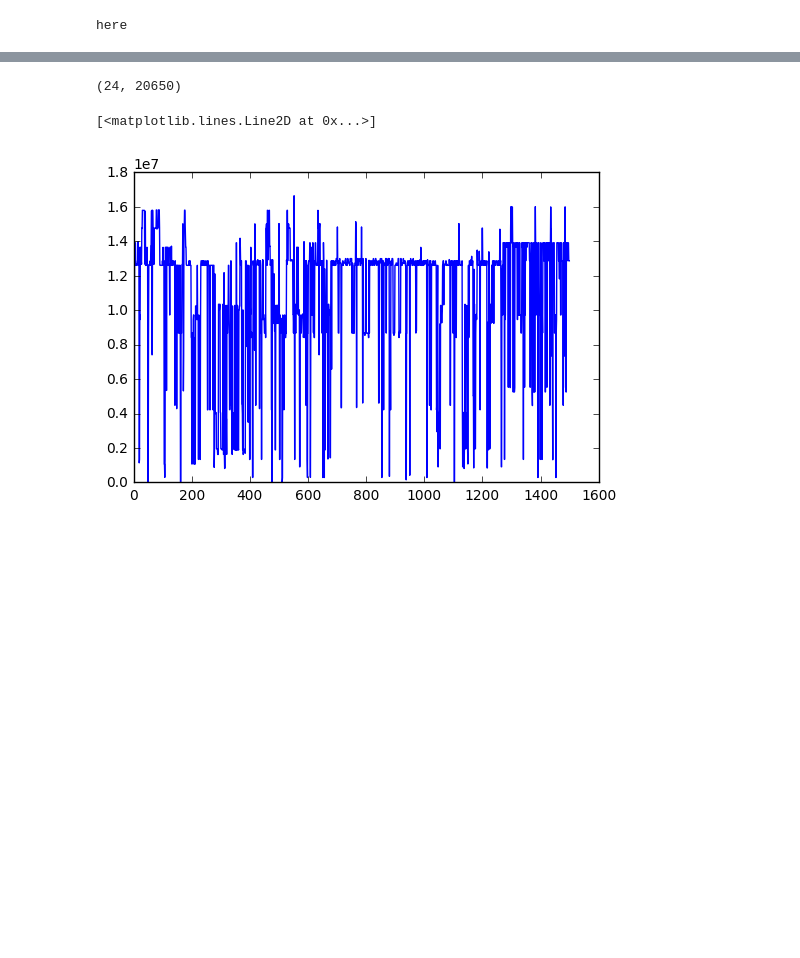
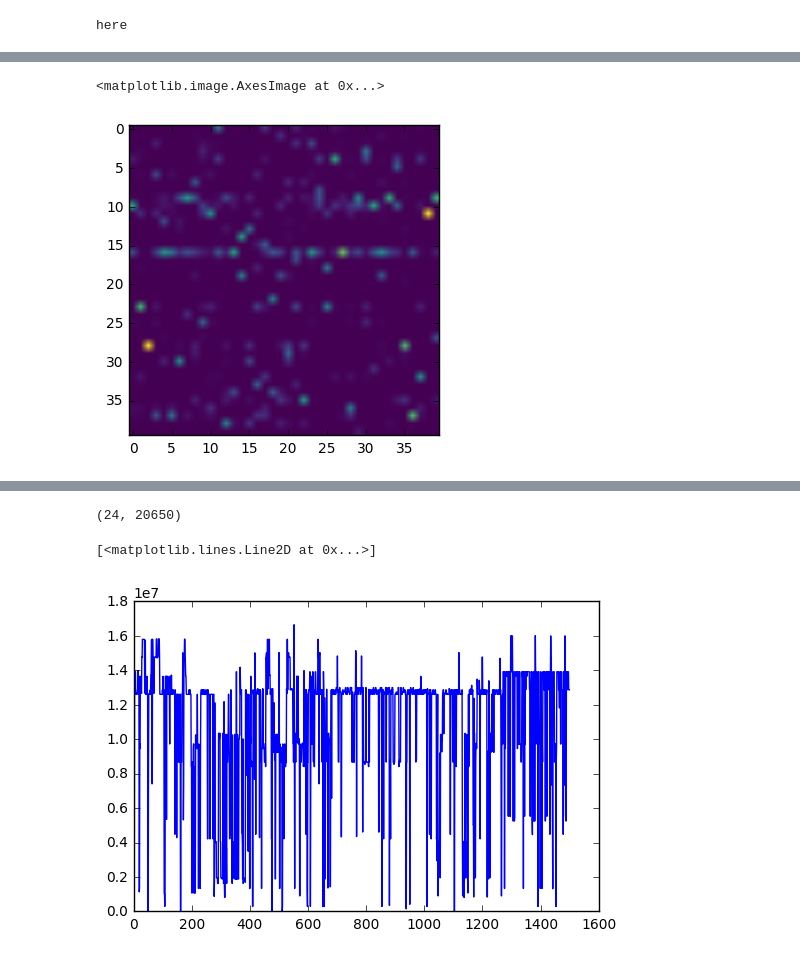
Before and after one commit to psilentp/janelia_vnc_poster, a Jupyter notebook: 01_make_poster.ipynb, the cells around one changed output, grey strips where cells are left out. Drawn from its saved outputs; the diff is of its cells as text; code cells hidden in the pictures; blank space fills up the shorter version.

```diff
--- a/01_make_poster.ipynb
+++ b/01_make_poster.ipynb
@@ -508,0 +67,5 @@ layout.save('poster.svg')
+# %%
+plt.imshow(shuffled_mtrx,cmap = plt.cm.viridis)
+# %% [output]
+<matplotlib.image.AxesImage at 0x...>
+[figure, added]
```
Also changed, not shown: parts of 9 cells of this notebook, 6 other files.
